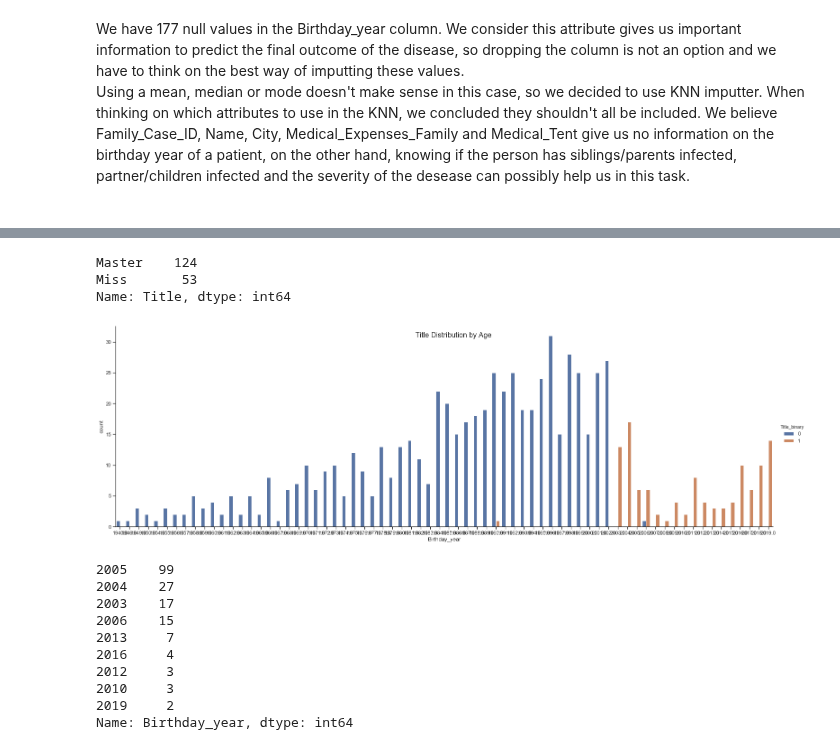
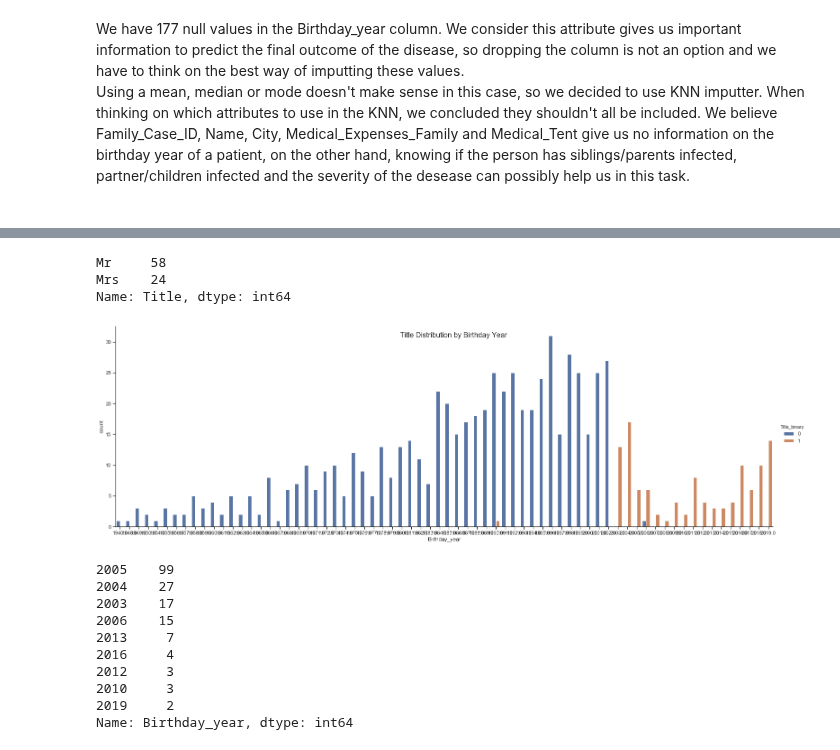
Before and after one commit to DavidSilva98/ML_project, a Jupyter notebook: group7.ipynb, the cells around one changed output, grey strips where cells are left out. Drawn from its saved outputs; the diff is of its cells as text; code cells hidden in the pictures.

```diff
--- a/group7.ipynb
+++ b/group7.ipynb
@@ -72,8 +74,10 @@ There are  400 rows and  10 columns on the test set.
 Renaming some variables to make the code easier to write.
 # %%
 # Correcting variables
-train_df.rename({"Parents or siblings infected": "Parents_Children_Infected", "Wife/Husband or children infected": "Partner_Siblings_Infected"}, axis=1, inplace=True)
-test_df.rename({"Parents or siblings infected": "Parents_Children_Infected", "Wife/Husband or children infected": "Partner_Siblings_Infected"}, axis=1, inplace=True)
+train_df.rename({"Parents or siblings infected": "Parents_Children_Infected",
+                 "Wife/Husband or children infected": "Partner_Siblings_Infected"}, axis=1, inplace=True)
+test_df.rename({"Parents or siblings infected": "Parents_Children_Infected",
+                "Wife/Husband or children infected": "Partner_Siblings_Infected"}, axis=1, inplace=True)
 # %%
 train_df.head()
 # %% [output]
@@ -480,6 +509,6 @@ There's agreement between titles and ages except in two cases, Mister at 14, and
 # %%
-X_train[X_train.Birthday_year.isnull()]["Title"].value_counts()
+test_df[test_df.Birthday_year.isnull()]["Title"].value_counts()
 # %% [output]
-Master    124
-Miss       53
+Mr     58
+Mrs    24
 Name: Title, dtype: int64
@@ -490,11 +523,11 @@ X_train['Title_binary'] = X_train['Title'].apply(lambda x: 1 if x in ["Master","
 # %%
+# get a clearer view of the title distribution
 sns.catplot(x="Birthday_year", hue="Title_binary",
                data=X_train, kind="count",
                height=7, aspect=3)
-#sns.countplot(x="Age", hue="Title", data=X_train)
-plt.suptitle("Title Distribution by Age", y=0.95, fontsize=16)
+plt.suptitle("Title Distribution by Birthday Year", y=0.95, fontsize=16)
 plt.show()
 # %% [output]
-[figure, old version]
+[figure, new version]
 # %%
 def scale_function(X_data, columns_to_norm, columns_not_norm, scaler_type, scaler=None):
```
Also changed, not shown: parts of 53 cells of this notebook.
